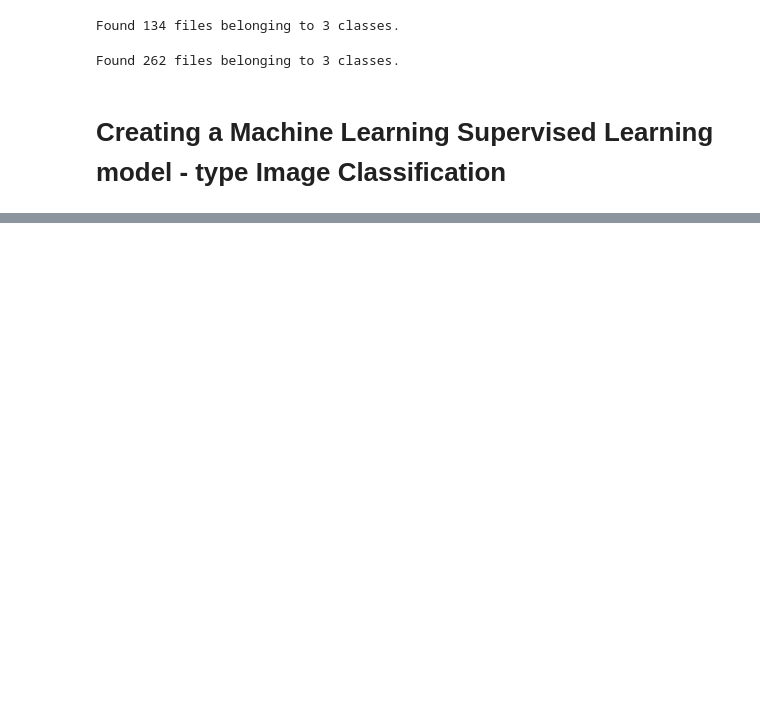
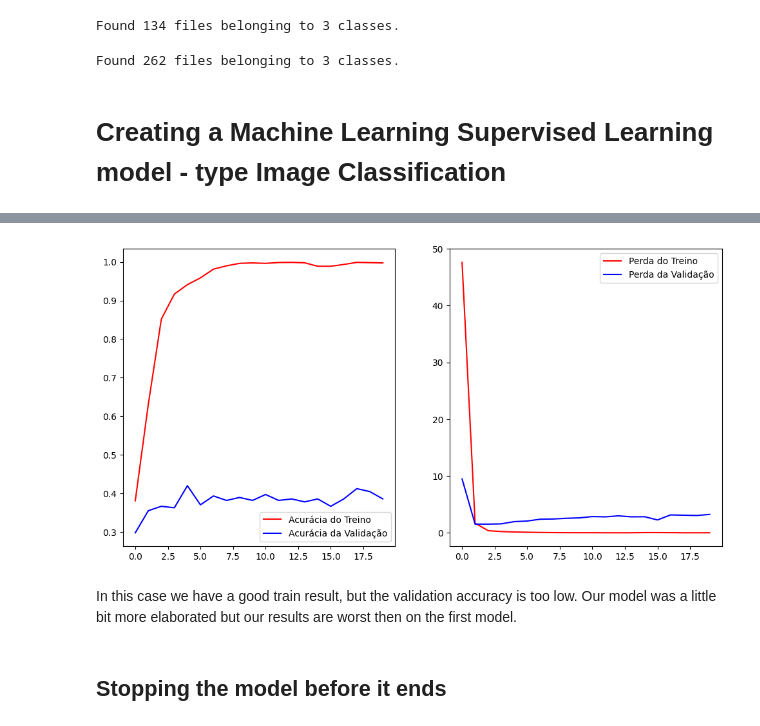
Before and after one commit to OliviaHelena10/skincare_recommendations, a Jupyter notebook: Colab_Predict_Skins.ipynb, the cells around one changed output, grey strips where cells are left out. Cells and saved outputs as stored; diff of their text form; code cells hidden in the pictures; blank space fills up the shorter version.

```diff
--- a/Colab_Predict_Skins.ipynb
+++ b/Colab_Predict_Skins.ipynb
@@ -201,0 +267,36 @@ Epoch 32/32
+# %%
+model2 = tf.keras.models.Sequential([
+
+    # Input:
+    tf.keras.layers.Input(shape=(640, 640,  3)),                                # This are the dimensions from our input data
+
+    # Reescaling Layers:
+    tf.keras.layers.Rescaling(1./255),                                          # Normalizing our data by reescaling the pixels
+
+    # Hidden Layer 1:
+    tf.keras.layers.Conv2D(4, (3,3), activation = tf.nn.relu),                 # This layers will apply filters with a convolutional network
+                                                                                # 3,3 --> pixels          32 --> numver of differents types of filters
+    # Reducing Layer:
+    tf.keras.layers.MaxPooling2D(2,2),                                          # This layers will reduce the dimensionality of the feature maps
+
+    # Flattening Layers:
+    tf.keras.layers.Flatten(),                                                  # Flattening our data to 1 dimension
+
+    # Hidden Layer 2:
+    tf.keras.layers.Dense(128,activation=tf.nn.relu),                           # Dense Layer will do the "math" for getting our results
+
+    # Output:
+    tf.keras.layers.Dense(3, activation=tf.nn.softmax)                          # Softmax activation is used for cathegorical data and 3 are the dimensions in our dataset
+])
+# %%
+model2.compile(optimizer = tf.keras.optimizers.Adam(),
+              loss = 'sparse_categorical_crossentropy',
+              metrics=['accuracy'])
+# %%
+epocas = 20
+
+history = model2.fit(
+    train,
+    validation_data = validation,
+    epochs = epocas
+)
@@ -201,0 +321,8 @@ Epoch 32/32
+# %%
+plot_results(history,epocas)
+# %% [output]
+[figure, added]
+# %% [markdown]
+In this case we have a good train result, but the validation accuracy is too low. Our model was a little bit more elaborated but our results are worst then on the first model.
+# %% [markdown]
+## Stopping the model before it ends
```
Also changed, not shown: parts of 22 cells of this notebook.
